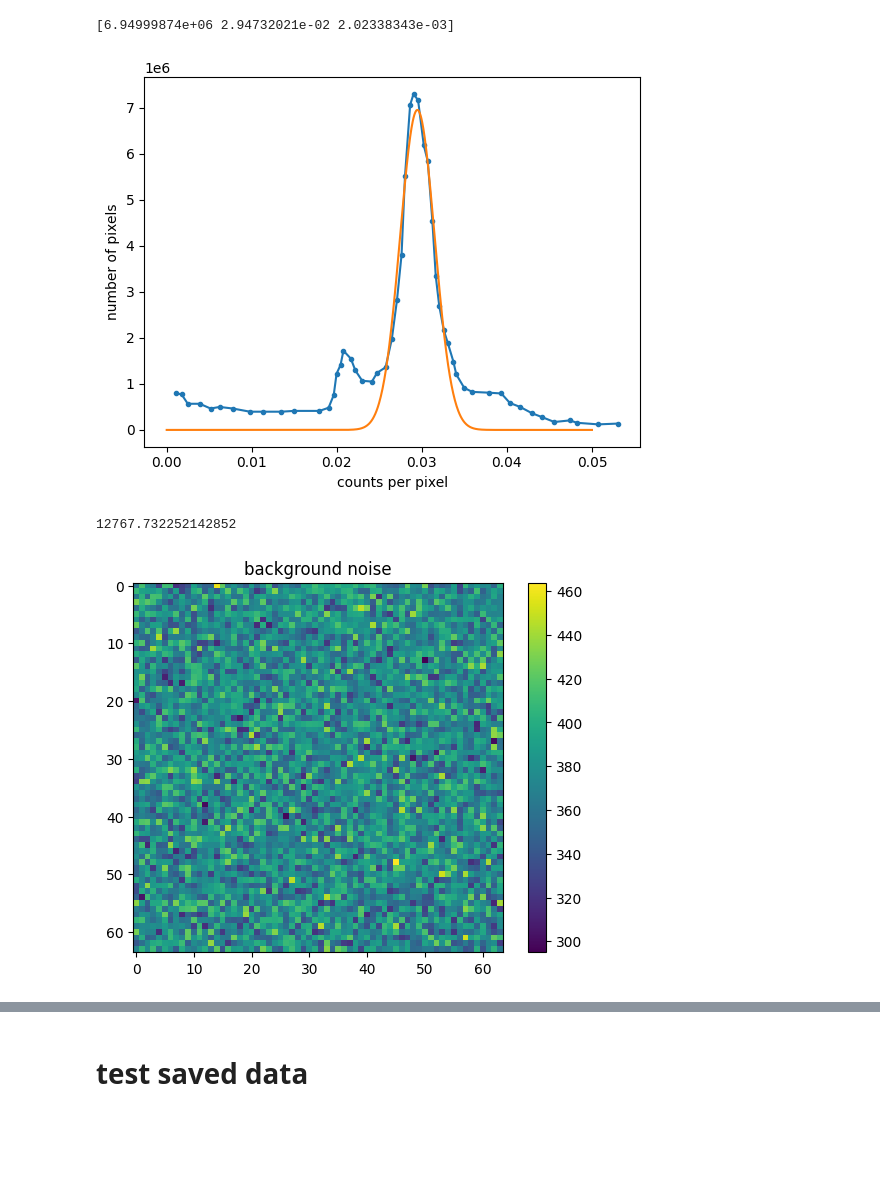
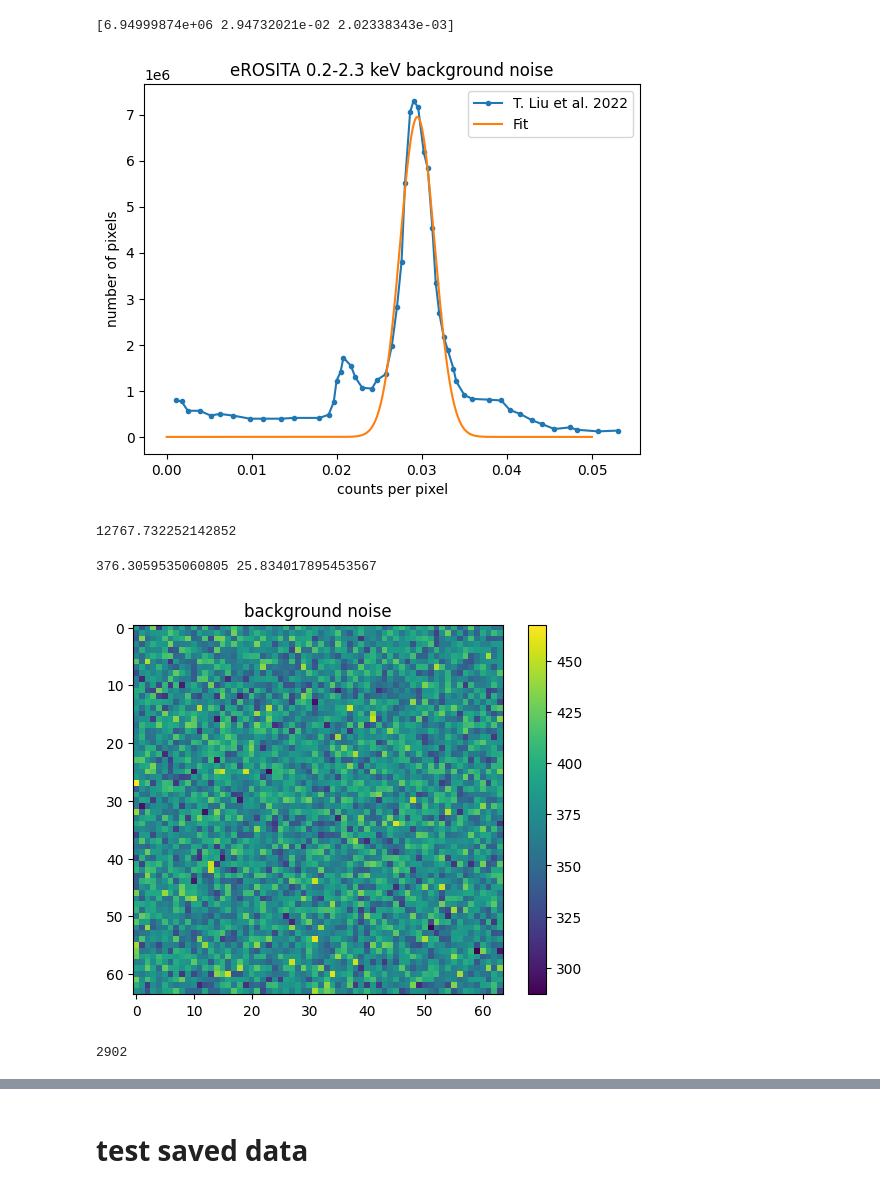
Before and after one commit to woutervantol/scriptie2, a Jupyter notebook: test_data.ipynb, the cells around one changed output, grey strips where cells are left out. Cells and saved outputs as stored; diff of their text form; code cells hidden in the pictures; blank space fills up the shorter version.

Commit message:
2d scaling relation, noise+psf, darkmattermass

```diff
--- a/test_data.ipynb
+++ b/test_data.ipynb
@@ -19,0 +71,30 @@ exposure_time = 100000 #s
+# %%
+### contributie van background noise op scaling relation, met circular mask op crit500 radius
+pixel_size = 4 * 1000 / 64  #kpc
+radii = []
+p["redshift"] = 0.5
+data = Data(p)
+data.load_dataset(filename=p_to_filename(p))
+data.image_to_observation()
+
+
+lums_low = []
+lums_high = []
+for i, haloindex in enumerate(data.indices[:3]):
+    norm_bgd_low = np.random.poisson(np.ones((64, 64)) / (64*64)*bgd_cps_low*fov*exposure_time*7)
+    norm_bgd_high = np.random.poisson(np.ones((64, 64)) / (64*64)*bgd_cps_high*fov*exposure_time*7)
+    # norm_bgd_low = np.random.poisson(np.ones((64, 64)) *273)
+    # norm_bgd_high = np.random.poisson(np.ones((64, 64)) *50)
+    r = data.soap_file[f"SO/500_crit/SORadius"][haloindex] * 1000 #kpc
+    radius = r / pixel_size
+    radii.append(radius)
+    X, Y = np.ogrid[:p['resolution'], :p['resolution']]
+    dist_from_center = np.sqrt((X + 0.5-int(p['resolution']/2))**2+(Y+0.5-int(p['resolution']/2))**2)
+    mask_circle = dist_from_center<=radius
+    lums_low.append(np.log10(np.abs(np.sum(norm_bgd_low[mask_circle]))))
+    lums_high.append(np.log10(np.abs(np.sum(norm_bgd_high[mask_circle]))))
+    print(radius)
+    plt.imshow(data.images[i, 0])
+    plt.colorbar()
+    plt.title(f"r_500 = {radius} pixels")
+    plt.show()
@@ -61,12 +206,15 @@ print(coeff)
 [6.94999874e+06 2.94732021e-02 2.02338343e-03]
 # %%
 x = np.linspace(0, 0.05, 1000)
-plt.plot(noisedata[:,0], noisedata[:,1], marker=".")
-plt.plot(x, gauss(x, coeff[0], coeff[1], coeff[2]))
+plt.plot(noisedata[:,0], noisedata[:,1], marker=".", label="T. Liu et al. 2022")
+plt.plot(x, gauss(x, coeff[0], coeff[1], coeff[2]), label="Fit")
 plt.xlabel("counts per pixel")
 plt.ylabel("number of pixels")
+plt.title("eROSITA 0.2-2.3 keV background noise")
+plt.legend()
+plt.savefig("Background_noise_fit", dpi=200)
 plt.show()
 # %% [output]
-[figure, old version]
+[figure, new version]
 # %%
 erosita_pixels = 384
@@ -82,11 +230,15 @@ ratio = pixelratio*surface_ratio*exposure_ratio
 print(ratio)
 # %% [output]
 12767.732252142852
+# %%
+print(ratio*coeff[1], ratio*coeff[2])
+# %% [output]
+376.3059535060805 25.834017895453567
 # %%
 plt.imshow(np.random.normal(loc=coeff[1]*ratio, scale=coeff[2]*ratio, size=(p["resolution"], p["resolution"])))
 plt.title("background noise")
 plt.colorbar()
 plt.show()
 # %% [output]
-[figure, old version]
+[figure, new version]
 # %%
@@ -110,3 +269,7 @@ for model in ["HYDRO_FIDUCIAL"]:# ["HYDRO_FIDUCIAL", "HYDRO_JETS_published", "HY
 # plt.imshow(np.log10(photon_counts[-1, 1]))
 # plt.colorbar()
 # plt.show()
+# %%
+print(np.argmin(data.masses))
+# %% [output]
+2902
```
Also changed, not shown: parts of 36 cells of this notebook, 14 other files.
